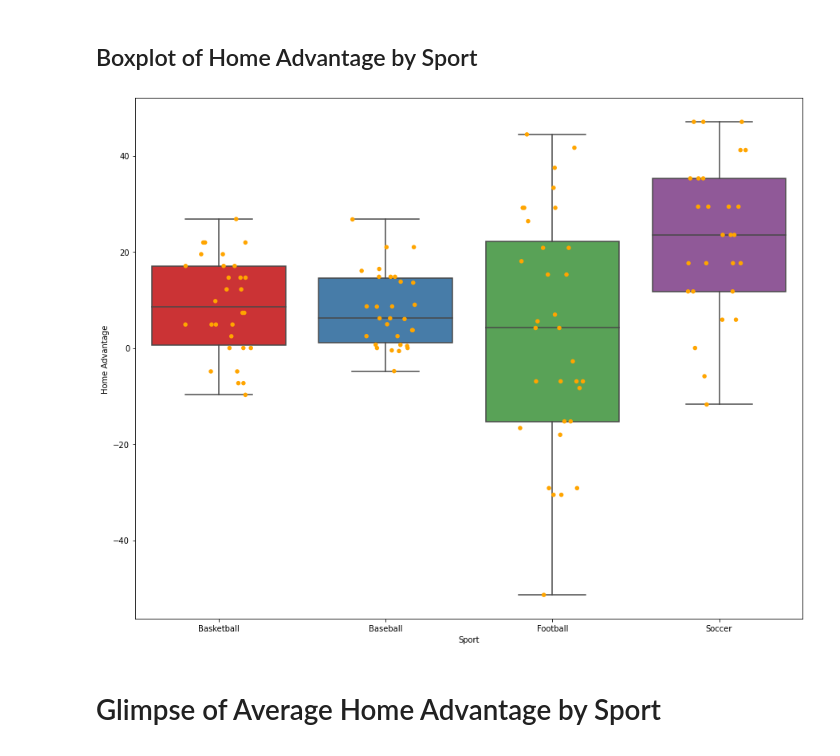
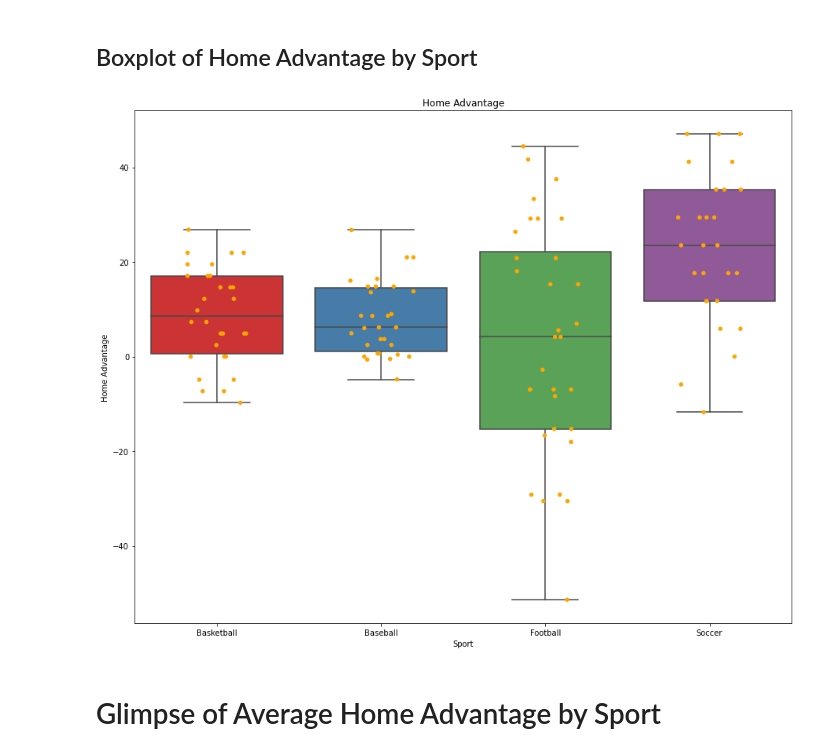
Before and after one commit to jadinsstewart/Cloud-Services, a Jupyter notebook: Final_NBA_Analytics.ipynb, the cells around one changed output. Drawn from its saved outputs; the diff is of its cells as text; code cells hidden in the pictures.

```diff
--- a/Final_NBA_Analytics.ipynb
+++ b/Final_NBA_Analytics.ipynb
@@ -255,12 +434,12 @@ print(asc.head(20))
 # %%
 fig, ax = plt.subplots(figsize=(15, 12))
 ax = sns.boxplot(x='Sport', y='Home Advantage', data = sports_df, ax = ax, palette = "Set1")
-ax = sns.stripplot(x='Sport', y='Home Advantage', data = sports_df, color = "orange", jitter = 0.2, size = 5.5, ax = ax)
+ax = sns.stripplot(x='Sport', y='Home Advantage', data = sports_df, color = "orange", jitter = 0.2, size = 5.5, ax = ax).set(title = "Home Advantage")
 
 # show the graph
 plt.show()
 # %% [output]
-[figure, old version]
+[figure, new version]
 # %% [markdown]
 # Glimpse of Average Home Advantage by Sport
 # %%
```
Also changed, not shown: parts of 26 cells of this notebook.
